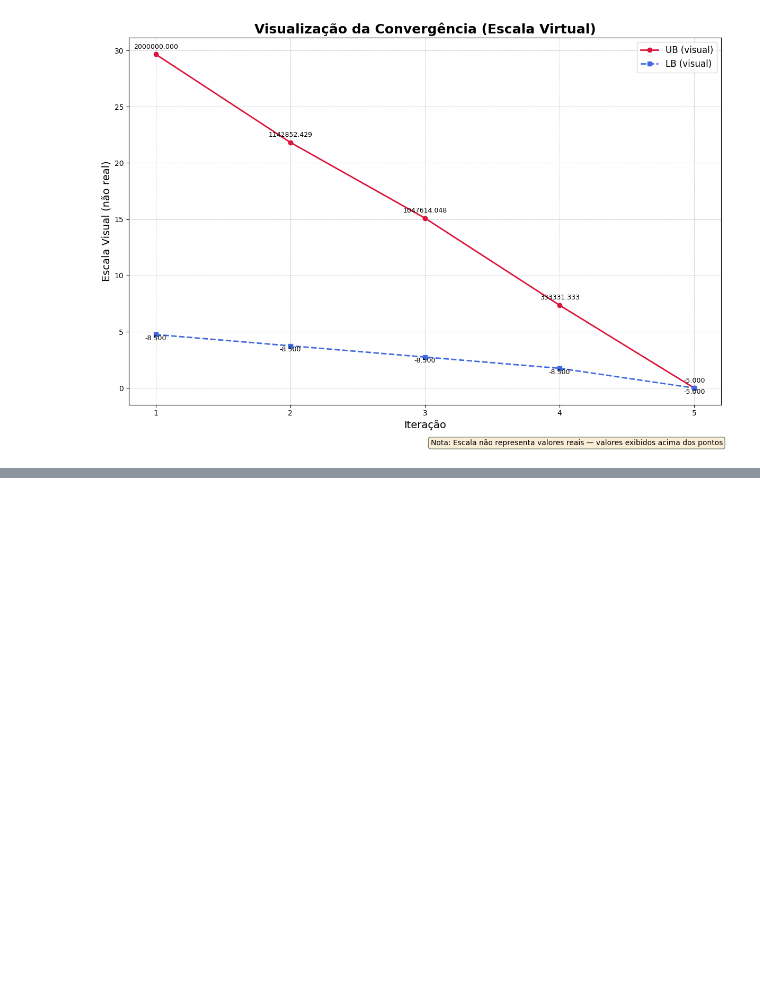
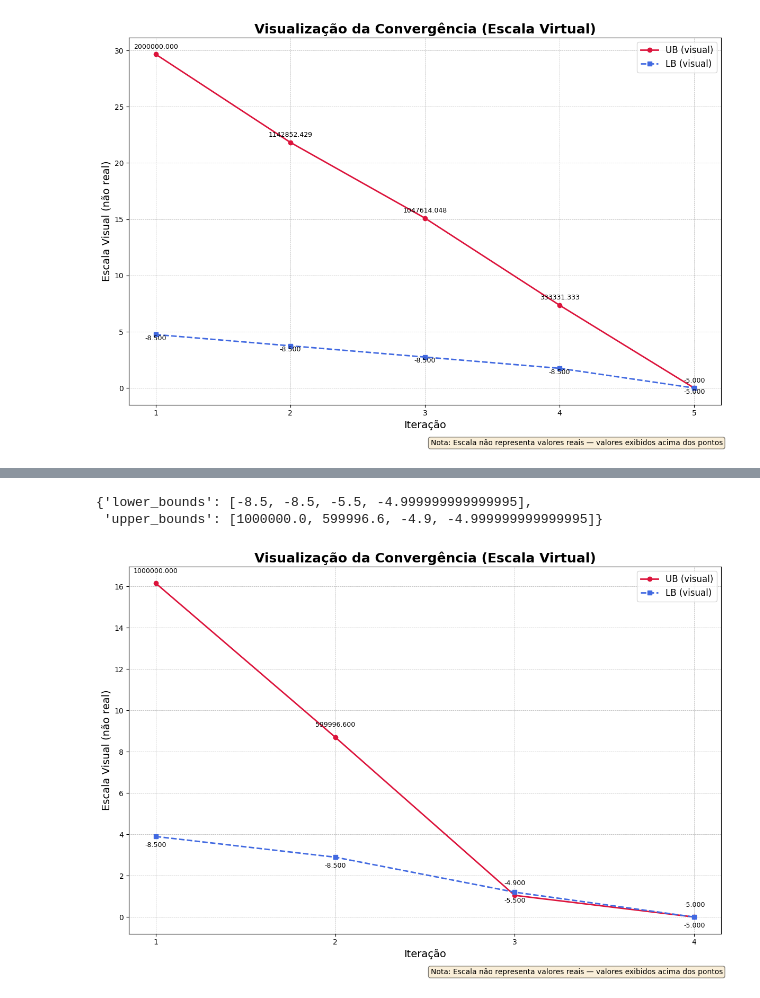
Before and after one commit to JoseBieco/SME5901-SME5902-Entregas, a Jupyter notebook: Dantzig-Wolfe.ipynb, the cells around one changed output, grey strips where cells are left out. Drawn from its saved outputs; the diff is of its cells as text; code cells hidden in the pictures; blank space fills up the shorter version.

```diff
--- a/Dantzig-Wolfe.ipynb
+++ b/Dantzig-Wolfe.ipynb
@@ -944,0 +1286,34 @@ dw_solver.plot_convergence()
+# %%
+master_b = [2, 3]
+master_signs = ['<=', '<=']
+
+subproblems_list = [
+    # Subproblema único contendo todas as variáveis e restrições de bloco
+    {
+        'c': np.array([-2, -1, -1, 1]),
+        'A_master': np.array([
+            [1, 0, 1, 0],
+            [1, 1, 0, 2]
+        ]),
+
+        # Matriz A_sub com 4 colunas (para x1, x2, x3, x4)
+        'A_sub': np.array([
+            [1, 0,  0,  0],  # Restrição x₁ ≤ 2
+            [1, 2,  0,  0],  # Restrição x₁ + 2x₂ ≤ 5
+            [0, 0, -1,  1],  # Restrição -x₃ + x₄ ≤ 2
+            [0, 0,  2,  1]   # Restrição 2x₃ + x₄ ≤ 6
+        ]),
+        'b_sub': np.array([2, 5, 2, 6]),
+
+    }
+]
+
+dw_solver = DantzigWolfe(master_b=master_b, subproblems=subproblems_list)
+final_solution, final_value = dw_solver.solve()
+
+if final_solution is not None:
+    print("\n\n================= RESULTADO FINAL =================")
+    print(f"Valor Ótimo da Função Objetivo: {final_value:.6f}")
+    print("Valores das Variáveis de Decisão:")
+    print(f"  - Solução (x1, x2, x3, x4): {np.round(final_solution, 4)}")
+    print("===================================================")
@@ -944,0 +1338,9 @@ dw_solver.plot_convergence()
+# %%
+dw_solver.get_convergence_history()
+# %% [output]
+{'lower_bounds': [-8.5, -8.5, -5.5, -4.999999999999995],
+ 'upper_bounds': [1000000.0, 599996.6, -4.9, -4.999999999999995]}
+# %%
+dw_solver.plot_convergence()
+# %% [output]
+[figure, added]
```
Also changed, not shown: parts of 24 cells of this notebook.
